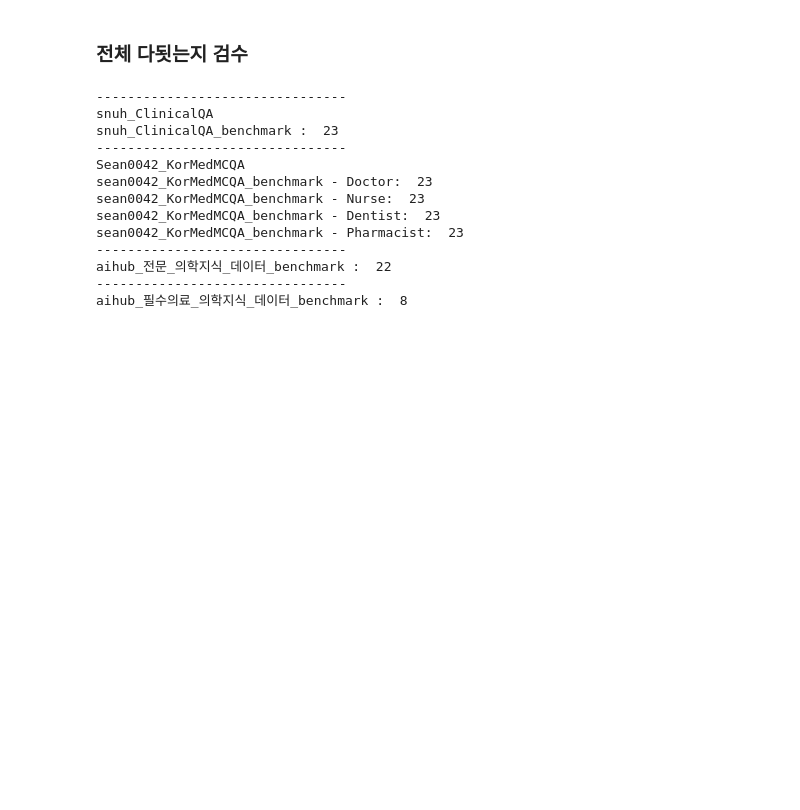
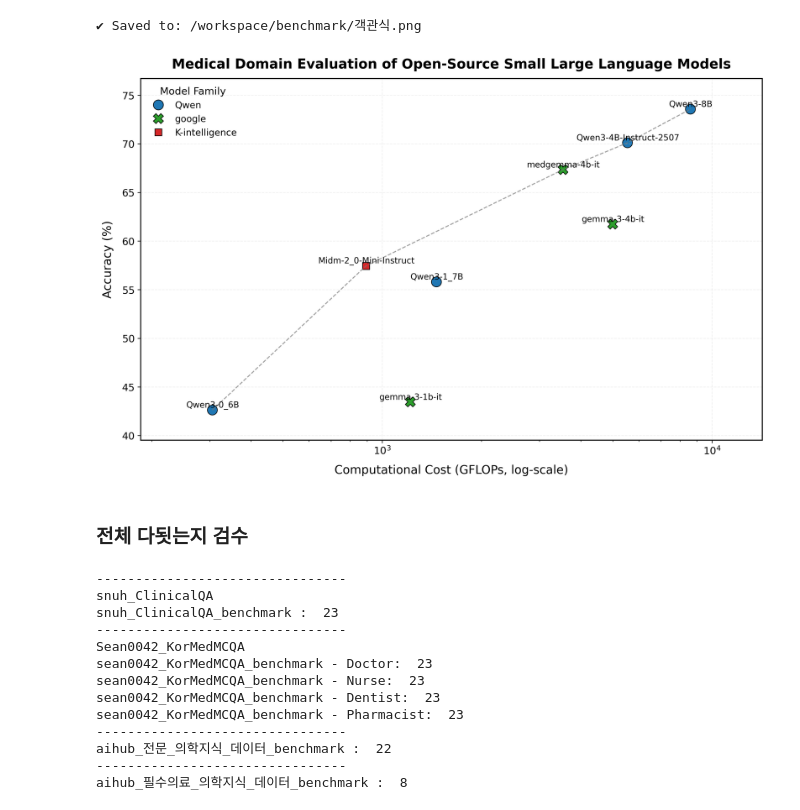
Before and after one commit to dablro12/Kor_Med_QA_LLM, a Jupyter notebook: notebook/result_test.ipynb, the cells around one changed output. Saved outputs shown, nothing was run; the diff lists cells and outputs as text; code cells hidden in the pictures; blank space fills up the shorter version.

```diff
--- a/notebook/result_test.ipynb
+++ b/notebook/result_test.ipynb
@@ -191,34 +204,37 @@ def plot_medical_llm_benchmark_nature(
             row[x_col], row[y_col],
             row["Short Name"],
             fontsize=10,
             color="black",
             ha="center", va="bottom"
         )
         texts.append(t)
 
     # 텍스트 겹침 제거
     if HAS_ADJUST_TEXT:
         adjust_text(
             texts, ax=ax,
             arrowprops=dict(arrowstyle='-', color='gray', lw=0.5, alpha=0.6),
             force_text=(0.3, 0.4)
         )
 
     # 마진 보정
     ax.margins(x=0.15, y=0.1)
 
     # 저장
     if save_path:
         plt.savefig(save_path, dpi=dpi, bbox_inches="tight")
         print(f"✔ Saved to: {save_path}")
 
     plt.show()
 
 
 # ---------------------------------------------------------
 # 실행
 # ---------------------------------------------------------
-plot_medical_llm_benchmark_nature(all_summary_df)
+plot_medical_llm_benchmark_nature(all_summary_df, save_path=f"{save_result_dir}/{result_root_dir.split('/')[-1]}.png")
+# %% [output]
+✔ Saved to: /workspace/benchmark/객관식.png
+[figure, added]
 # %% [markdown]
 ### 전체 다됫는지 검수
 # %%
```
Also changed, not shown: parts of 4 cells of this notebook, 9 other files.
